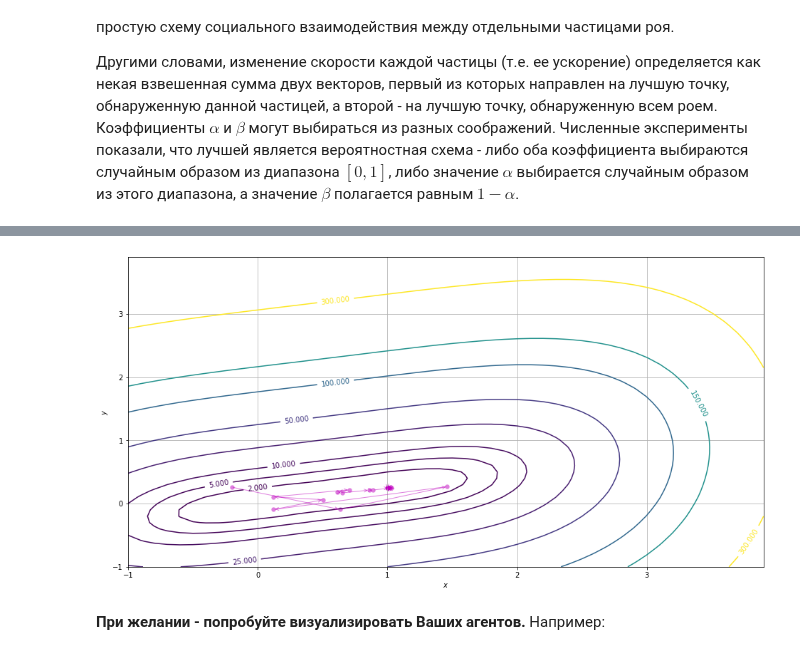
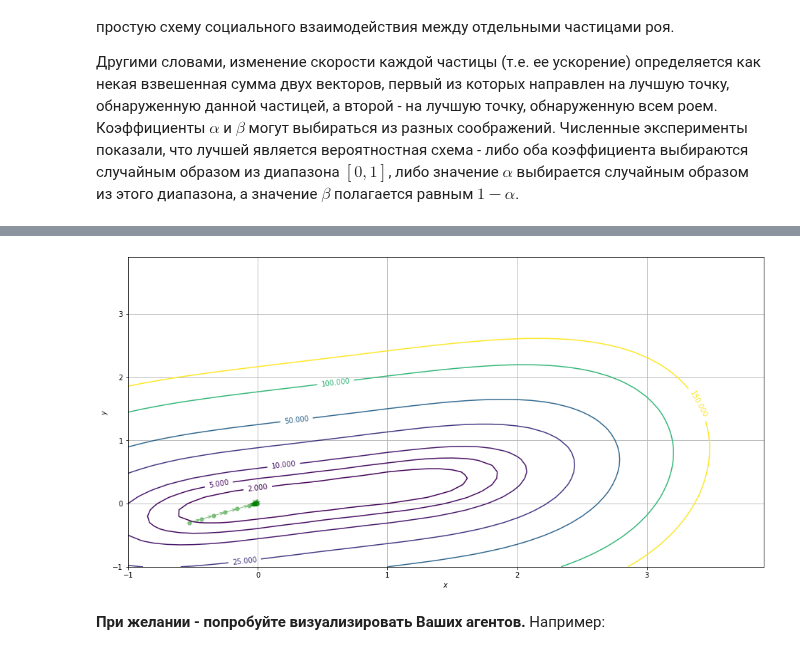
Before and after one commit to TikhonovDaniil/AINavigationControl5.2020, a Jupyter notebook: L1/L1_N4.ipynb, the cells around one changed output, grey strips where cells are left out. Drawn from its saved outputs; the diff is of its cells as text; code cells hidden in the pictures.

```diff
--- a/L1/L1_N4.ipynb
+++ b/L1/L1_N4.ipynb
@@ -335,37 +353,40 @@ fig = plt.figure()
 
 # определение данных
 X = np.arange(-1, 4, .1)
 Y = np.arange(-1, 4, .1)
 X, Y = np.meshgrid(X, Y)
 
 Z = FSteng(X,Y)
 
 # вывод функции (1)
 ax = fig.add_subplot(1, 1, 1)
 ax.set_xlabel('$x$')
 ax.set_ylabel('$y$')
 
 # построение линий уровня
-cs = ax.contour(X, Y, Z, [0,2,5,10,25,50,100,150,300]);
+cs = ax.contour(X, Y, Z, [0,2,5,10,25,50,100,150]);
 #cs = ax.contour(X, Y, Z);
+
+# каждый агент - выделение цветом
+colors = ['b', 'g', 'm']
 
 # вывод точек
 p = np.array(history);
-colors = cm.rainbow(np.linspace(0, 1, len(p)))
+#colors = cm.rainbow(np.linspace(0, 1, len(p)))
 for j in range(1, len(p)):
-    ax.scatter(p[j, 0], p[j, 1], c = color, s = 40, lw = 0, alpha = 0.5)
+    ax.scatter(p[j, 0], p[j, 1], c = colors[1], s = 40, lw = 0, alpha = 0.5)
     ax.annotate('', xy=(p[j, 0], p[j, 1]), xytext=(p[j-1, 0], p[j-1,1]), alpha=0.5,
-                arrowprops={'arrowstyle': '->', 'color': color, 'lw': 1, 'alpha': 0.5},
+                arrowprops={'arrowstyle': '->', 'color': colors[1], 'lw': 1, 'alpha': 0.5},
                     va='center', ha='center')
 
 
 # добавление подписей к линиям уровня
 ax.clabel(cs);
 
 ax.grid();
 
 plt.show()
 # %% [output]
-[figure, old version]
+[figure, new version]
 # %% [markdown]
 **При желании - попробуйте визуализировать Ваших агентов.** Например:
```
Also changed, not shown: parts of 6 cells of this notebook.
